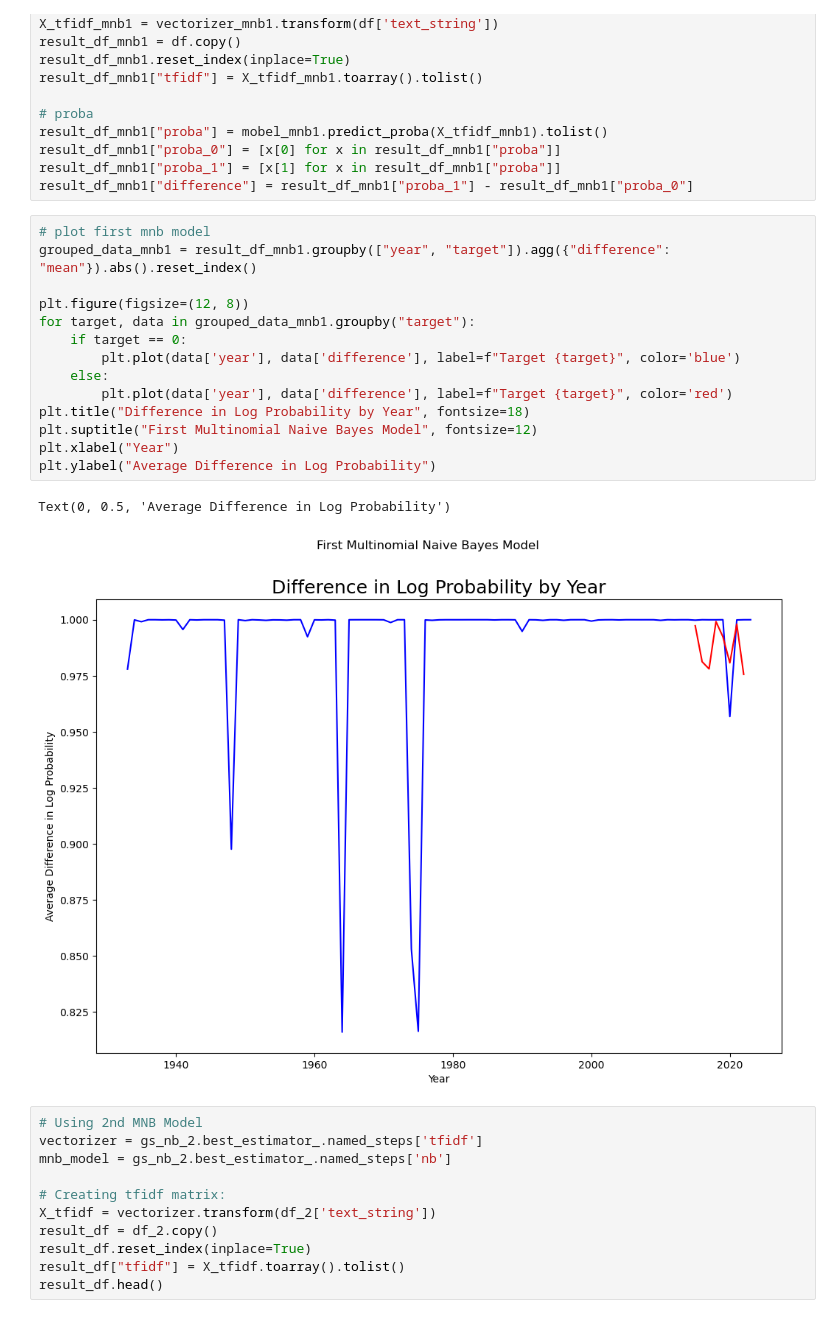
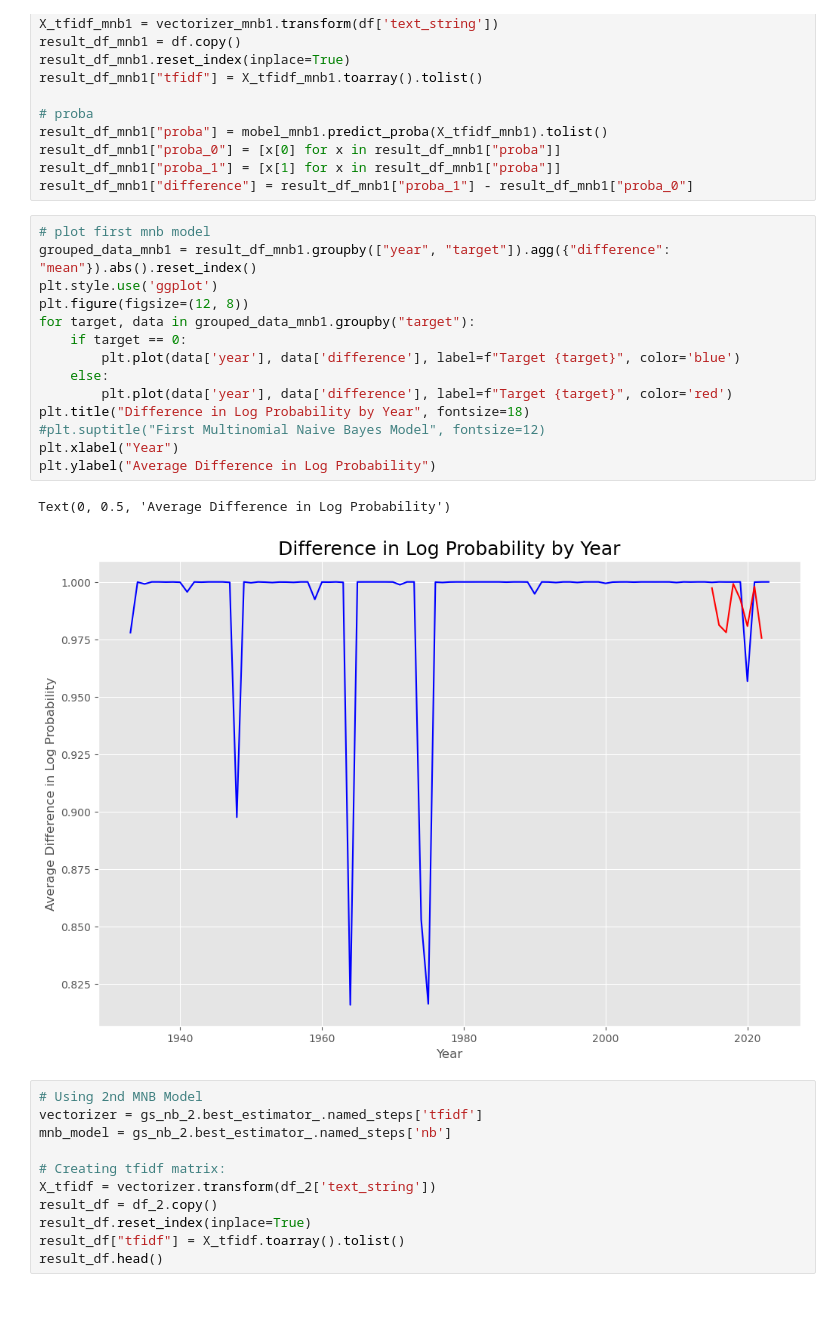
Before and after one commit to natehiatt/unitary_executive_project, a Jupyter notebook: notebooks/text_cleaning.ipynb, the cells around one changed output. Saved outputs shown, nothing was run; the diff lists cells and outputs as text.

```diff
--- a/notebooks/text_cleaning.ipynb
+++ b/notebooks/text_cleaning.ipynb
@@ -1410,20 +1418,20 @@ result_df_mnb1["difference"] = result_df_mnb1["proba_1"] - result_df_mnb1["proba
 # %%
 # plot first mnb model
 grouped_data_mnb1 = result_df_mnb1.groupby(["year", "target"]).agg({"difference": "mean"}).abs().reset_index()
-
+plt.style.use('ggplot')
 plt.figure(figsize=(12, 8))
 for target, data in grouped_data_mnb1.groupby("target"):
     if target == 0:
         plt.plot(data['year'], data['difference'], label=f"Target {target}", color='blue')
     else:
         plt.plot(data['year'], data['difference'], label=f"Target {target}", color='red')
 plt.title("Difference in Log Probability by Year", fontsize=18)
-plt.suptitle("First Multinomial Naive Bayes Model", fontsize=12)
+#plt.suptitle("First Multinomial Naive Bayes Model", fontsize=12)
 plt.xlabel("Year")
 plt.ylabel("Average Difference in Log Probability")
 # %% [output]
 Text(0, 0.5, 'Average Difference in Log Probability')
-[figure, old version]
+[figure, new version]
 # %%
 # Using 2nd MNB Model
 vectorizer = gs_nb_2.best_estimator_.named_steps['tfidf']
```
Also changed, not shown: parts of 42 cells of this notebook, 12 other files.
